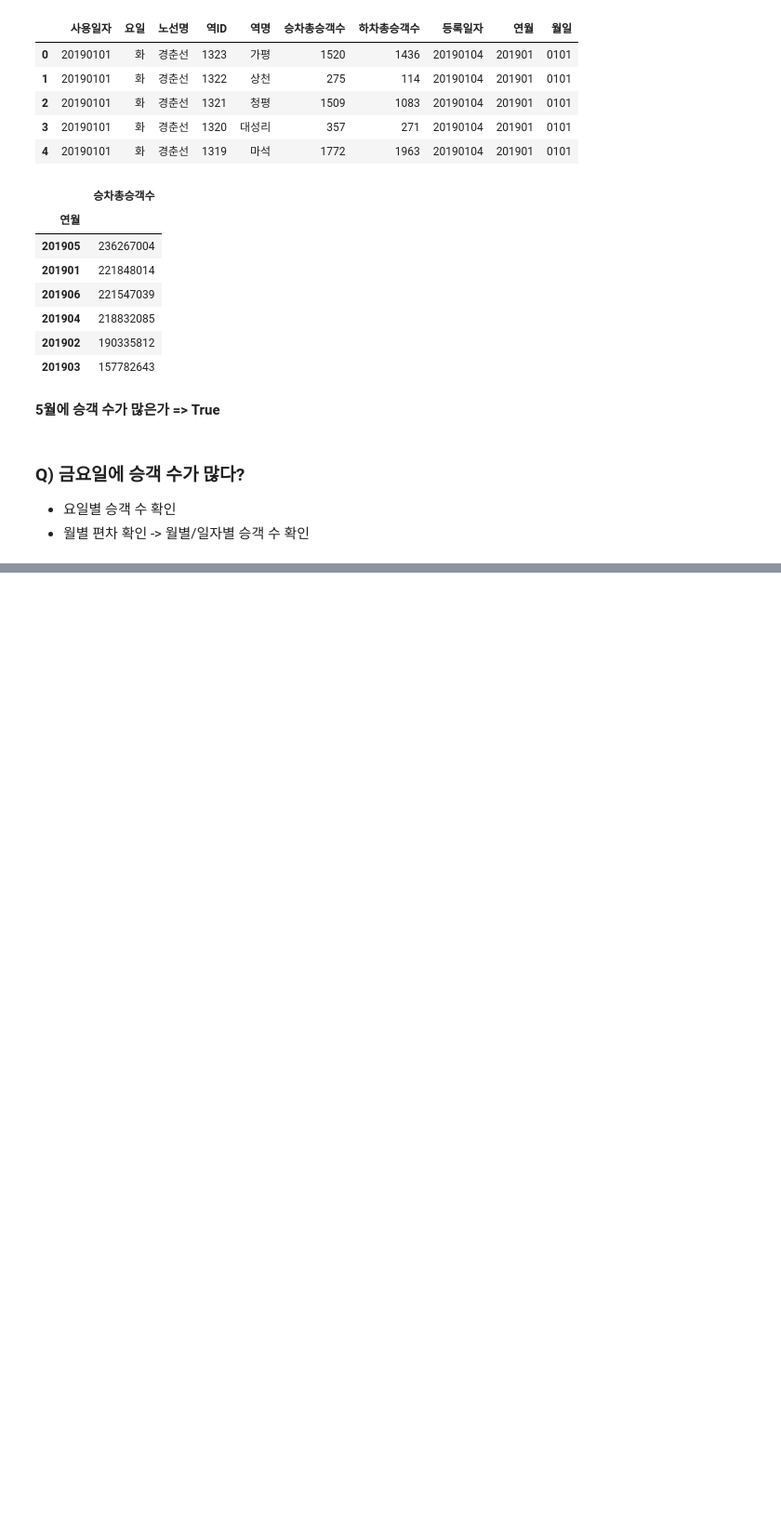
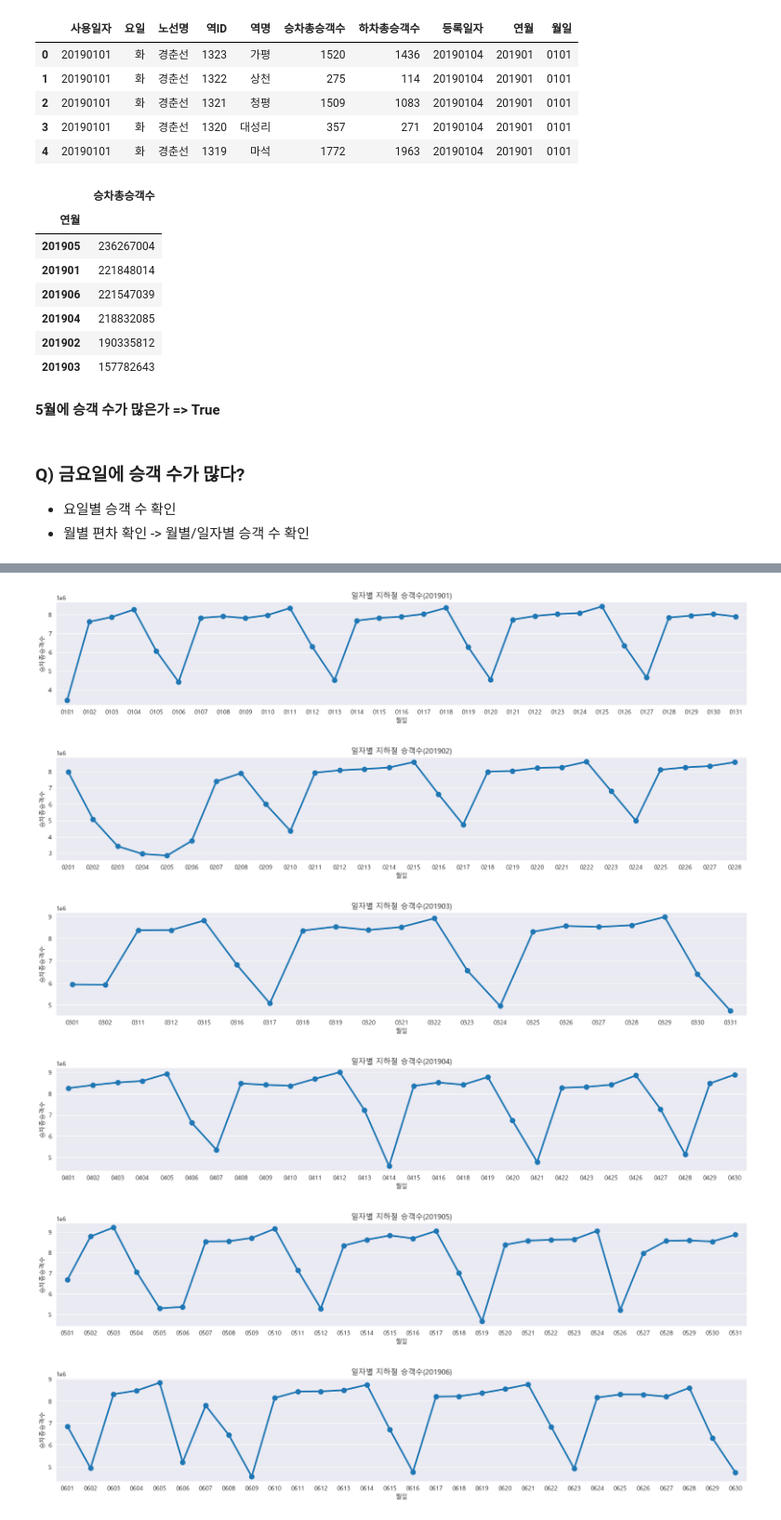
Before and after one commit to flyingdotori/LS_ML, a Jupyter notebook: Section5_Subway.ipynb, the cells around one changed output, grey strips where cells are left out. Shown: that part at 93% size. Drawn from its saved outputs; the diff is of its cells as text; code cells hidden in the pictures; blank space fills up the shorter version.

```diff
--- a/Section5_Subway.ipynb
+++ b/Section5_Subway.ipynb
@@ -325,0 +412,20 @@ data_month
+# %%
+for yearmonth in raw['연월'].unique():
+    # print(yearmonth)
+
+    cond = raw['연월']==yearmonth
+    df_selected = raw[cond]
+
+    df_pivot = df_selected.pivot_table(index=['월일', '요일'], values='승차총승객수', aggfunc='sum').reset_index()
+
+    # 그래프
+    fig, ax = plt.subplots(figsize=(20,3))
+    ax.set_title(f'일자별 지하철 승객수({yearmonth})')  # ax.set_title(f'일자별 지하철 승객수({})'.format(yearmonth)
+    sns.pointplot(data = df_pivot, x='월일', y='승차총승객수')
+# %% [output]
+[figure, added]
+[figure, added]
+[figure, added]
+[figure, added]
+[figure, added]
+[figure, added]
```
Also changed, not shown: parts of 10 cells of this notebook.
